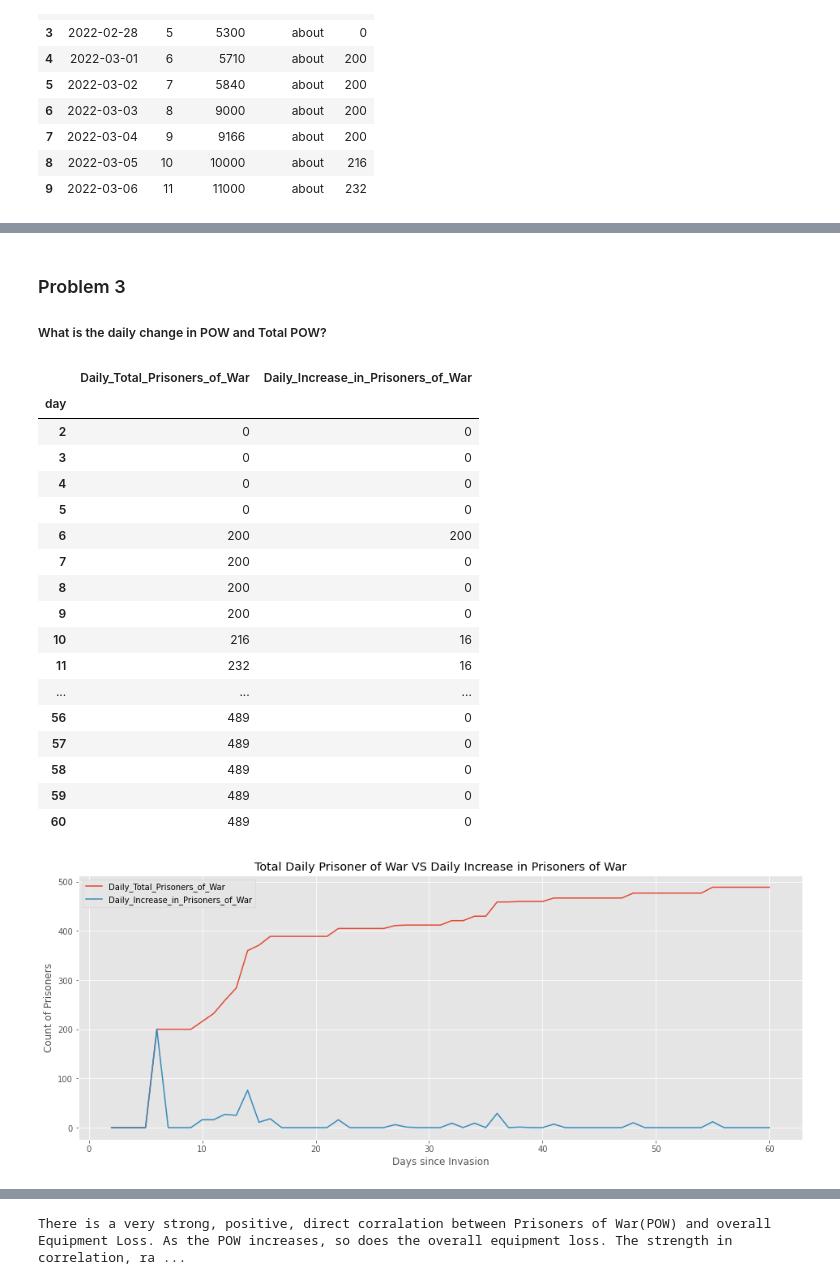
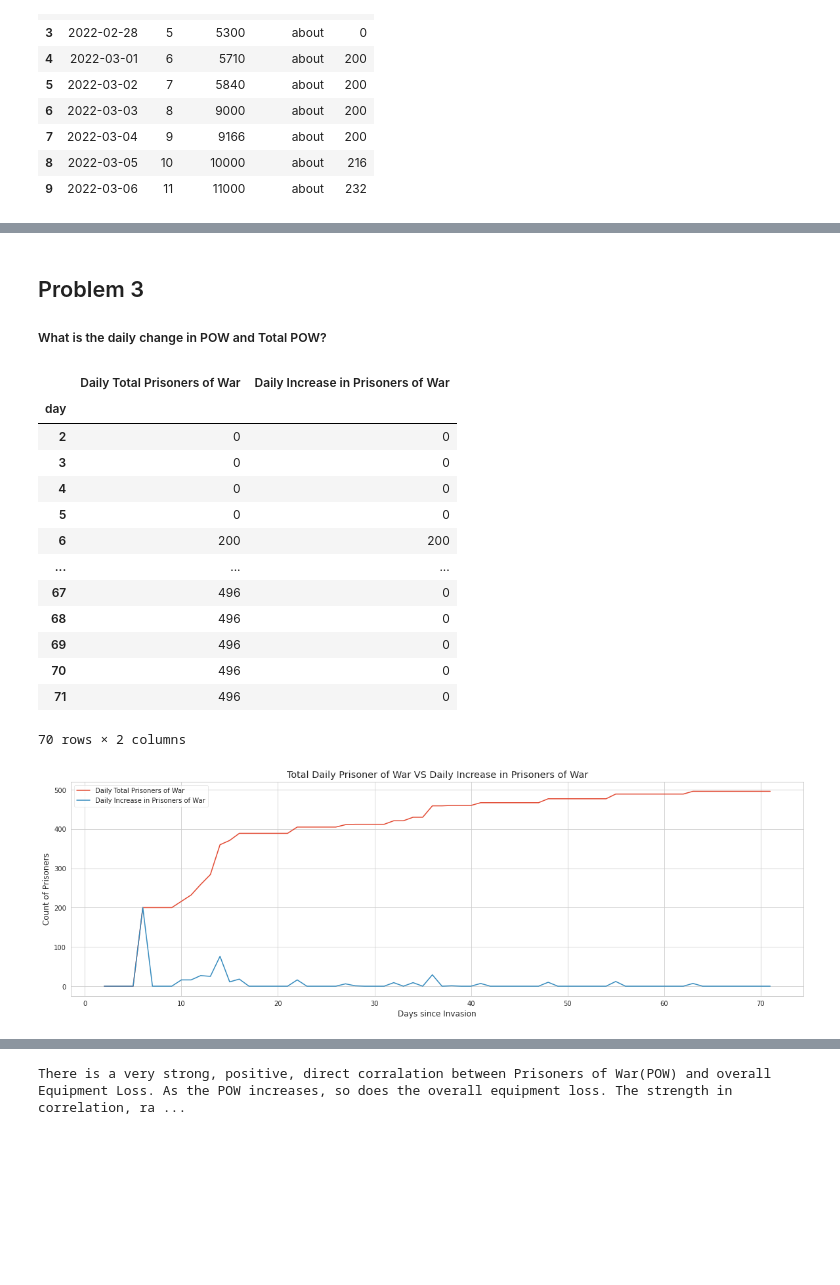
Before and after one commit to Sonya-7/Russian_Invasion_of_Ukraine, a Jupyter notebook: russian-invasion-of-ukraine.ipynb, the cells around one changed output, grey strips where cells are left out. Drawn from its saved outputs; the diff is of its cells as text; code cells hidden in the pictures; blank space fills up the shorter version.

Commit message:
Kaggle Notebook | Russian Invasion of Ukraine

```diff
--- a/russian-invasion-of-ukraine.ipynb
+++ b/russian-invasion-of-ukraine.ipynb
@@ -153,10 +155,16 @@ ukraine_map
 ##### Show the total Prisoners of War per day recorded in the Personel table.
 # %%
+# Set graph style
+sns.set_style('dark')
+
+# Refine data
 pow_data = russian_personnel[["day", "POW"]]
 pow_data.reset_index('date', inplace=True)
-pow_data.plot(kind='area', x='day', y='POW', color='brown', alpha =.65, figsize=(16,8), legend=False, linestyle="-.")
-plt.title('Count of Prisoners of War to Date')
+
+# Create and label plot
+pow_data.plot(kind='area', x='day', y='POW', color='brown', alpha =.65, figsize=(20,10), legend=False, linestyle="-.")
+plt.title('Total Ukrainian Prisoners of War Held by Russia to Date')
 plt.xlabel('Days Since Invasion')
-plt.ylabel('Number of Prisoners')
+plt.ylabel("Count of Prisoners")
 plt.show()
 # %% [output]
@@ -164,45 +172,49 @@ plt.show()
 # %% [markdown]
-### Problem 3
+## Problem 3
 ##### What is the daily change in POW and Total POW?
 # %%
+# Helper Variables
 last = 0
 increase = []
 
+# Calculate daily change in POW
 for i in (pow_data['POW'].values):
     count = i - last
     increase.append(count)
     last = i
 
-pow_data['Daily_Increase_in_Prisoners_of_War'] = increase
+# Assign new values to table
+pow_data['Daily Increase in Prisoners of War'] = increase
 
-pow_data_ = pow_data[['day', 'POW', 'Daily_Increase_in_Prisoners_of_War']].set_index('day')
-pow_data_.rename(columns={'POW':'Daily_Total_Prisoners_of_War'}, inplace=True)
+# Style table
+pow_data_ = pow_data[['day', 'POW', 'Daily Increase in Prisoners of War']].set_index('day')
+pow_data_.rename(columns={'POW':'Daily Total Prisoners of War'}, inplace=True)
 pow_data_
 # %% [output]
-|  | Daily_Total_Prisoners_of_War | Daily_Increase_in_Prisoners_of_War |
+|  | Daily Total Prisoners of War | Daily Increase in Prisoners of War |
 | day |  |  |
 | 2 | 0 | 0 |
 | 3 | 0 | 0 |
 | 4 | 0 | 0 |
 | 5 | 0 | 0 |
 | 6 | 200 | 200 |
-| 7 | 200 | 0 |
-| 8 | 200 | 0 |
-| 9 | 200 | 0 |
-| 10 | 216 | 16 |
-| 11 | 232 | 16 |
 | ... | ... | ... |
-| 56 | 489 | 0 |
-| 57 | 489 | 0 |
-| 58 | 489 | 0 |
-| 59 | 489 | 0 |
-| 60 | 489 | 0 |
+| 67 | 496 | 0 |
+| 68 | 496 | 0 |
+| 69 | 496 | 0 |
+| 70 | 496 | 0 |
+| 71 | 496 | 0 |
+70 rows × 2 columns
 # %%
-pow_data_.plot(figsize=(16,6))
+# Set graph style
+sns.set_style('whitegrid')
+
+# Create graph
+pow_data_.plot(figsize=(20,6))
 plt.xlabel('Days since Invasion')
 plt.ylabel('Count of Prisoners')
 plt.title("Total Daily Prisoner of War VS Daily Increase in Prisoners of War")
 plt.show()
 # %% [output]
-[figure, old version]
+[figure, new version]
 # %% [markdown]
```
Also changed, not shown: parts of 27 cells of this notebook.
